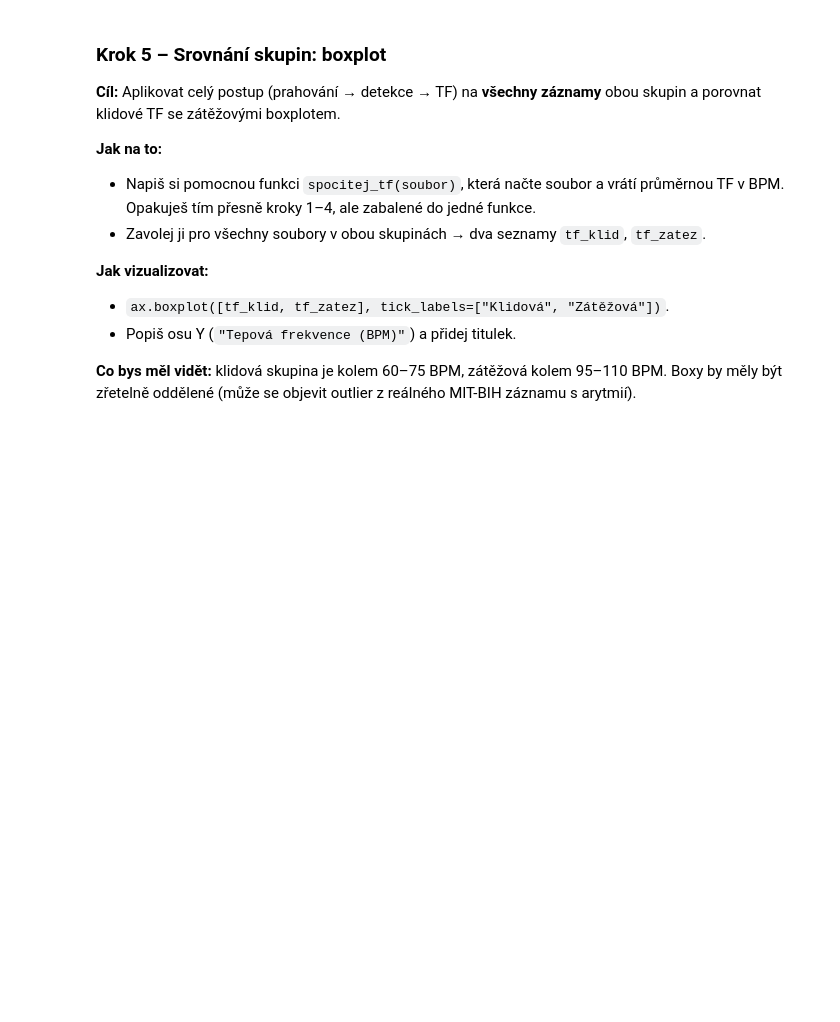
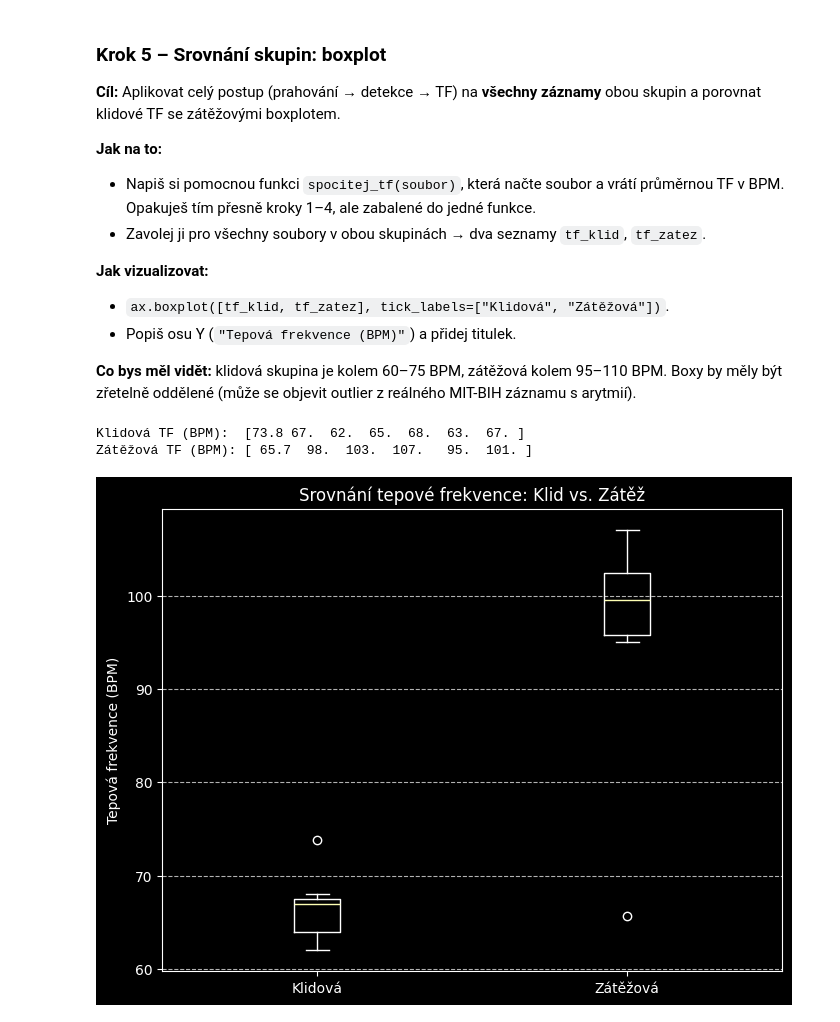
Before and after one commit to lucka283177/prg-excercise12, a Jupyter notebook: cviceni_12_ekg.ipynb, the cells around one changed output. Saved outputs shown, nothing was run; the diff lists cells and outputs as text; code cells hidden in the pictures; blank space fills up the shorter version.

```diff
--- a/cviceni_12_ekg.ipynb
+++ b/cviceni_12_ekg.ipynb
@@ -179,9 +195,9 @@ print(f"Nalezeno vrcholů: {len(vrcholy_idx)}")
 
 **Jak vizualizovat:** graf není potřeba, stačí dvě čísla (R-R interval a TF).
 # %%
-cas_vrcholu  = ...
-rr_intervaly = ...   # np.diff
-tf_bpm       = ...   # 60 / průměrný R-R
+cas_vrcholu  = t[vrcholy_idx]
+rr_intervaly = np.diff(cas_vrcholu)
+tf_bpm       = 60 / rr_intervaly.mean()   # 60 / průměrný R-R
 
 print(f"Průměrný R-R interval: {rr_intervaly.mean():.3f} s")
 print(f"Tepová frekvence: {tf_bpm:.1f} BPM")
@@ -207,28 +226,56 @@ zřetelně oddělené (může se objevit outlier z reálného MIT-BIH záznamu s
 # %%
 PRAH = 0.5
 
 def spocitej_tf(soubor):
     # 1) Načti soubor (np.loadtxt, skiprows=1), rozbal t a ekg.
+    data = np.loadtxt(soubor, skiprows=1)
+    t = data[:, 0]
+    ekg = data[:, 1]
     # 2) Prahování a detekce vrcholů (stejné jako Krok 2–3).
+    nad_prahem = ekg > PRAH
+    vrcholy_idx = np.where(np.diff(nad_prahem.astype(int)) == -1)[0]
     # 3) Spočítej průměrnou TF a vrať ji.
-    ...
+    if len(vrcholy_idx) < 2:
+        return np.nan
+
+    cas_vrcholu = t[vrcholy_idx]
+    rr_intervaly = np.diff(cas_vrcholu)
+    tf_bpm = 60 / rr_intervaly.mean()
+
+    return tf_bpm
 
 # Projdi všechny soubory v obou skupinách a spočítej TF
 tf_klid  = []
 for soubor in files_klid:
-    ...
+    bpm = spocitej_tf(soubor)
+    tf_klid.append(bpm)
 
 tf_zatez = []
 for soubor in files_zatez:
-    ...
+    bpm = spocitej_tf(soubor)
+    tf_zatez.append(bpm)
 
 tf_klid  = np.array(tf_klid)
 tf_zatez = np.array(tf_zatez)
 
 print("Klidová TF (BPM): ", np.round(tf_klid, 1))
 print("Zátěžová TF (BPM):", np.round(tf_zatez, 1))
 
 # Vykresli boxplot obou skupin
+import matplotlib.pyplot as plt
+
+plt.figure(figsize=(8, 6))
+plt.boxplot([tf_klid, tf_zatez], tick_labels=["Klidová", "Zátěžová"])
+
+plt.title("Srovnání tepové frekvence: Klid vs. Zátěž")
+plt.ylabel("Tepová frekvence (BPM)")
+plt.grid(axis='y', linestyle='--', alpha=0.7)
+
+plt.show()
+# %% [output]
+Klidová TF (BPM):  [73.8 67.  62.  65.  68.  63.  67. ]
+Zátěžová TF (BPM): [ 65.7  98.  103.  107.   95.  101. ]
+[figure, added]
 # %% [markdown]
 ### Interpretace
 
```
Also changed, not shown: parts of 5 cells of this notebook.
